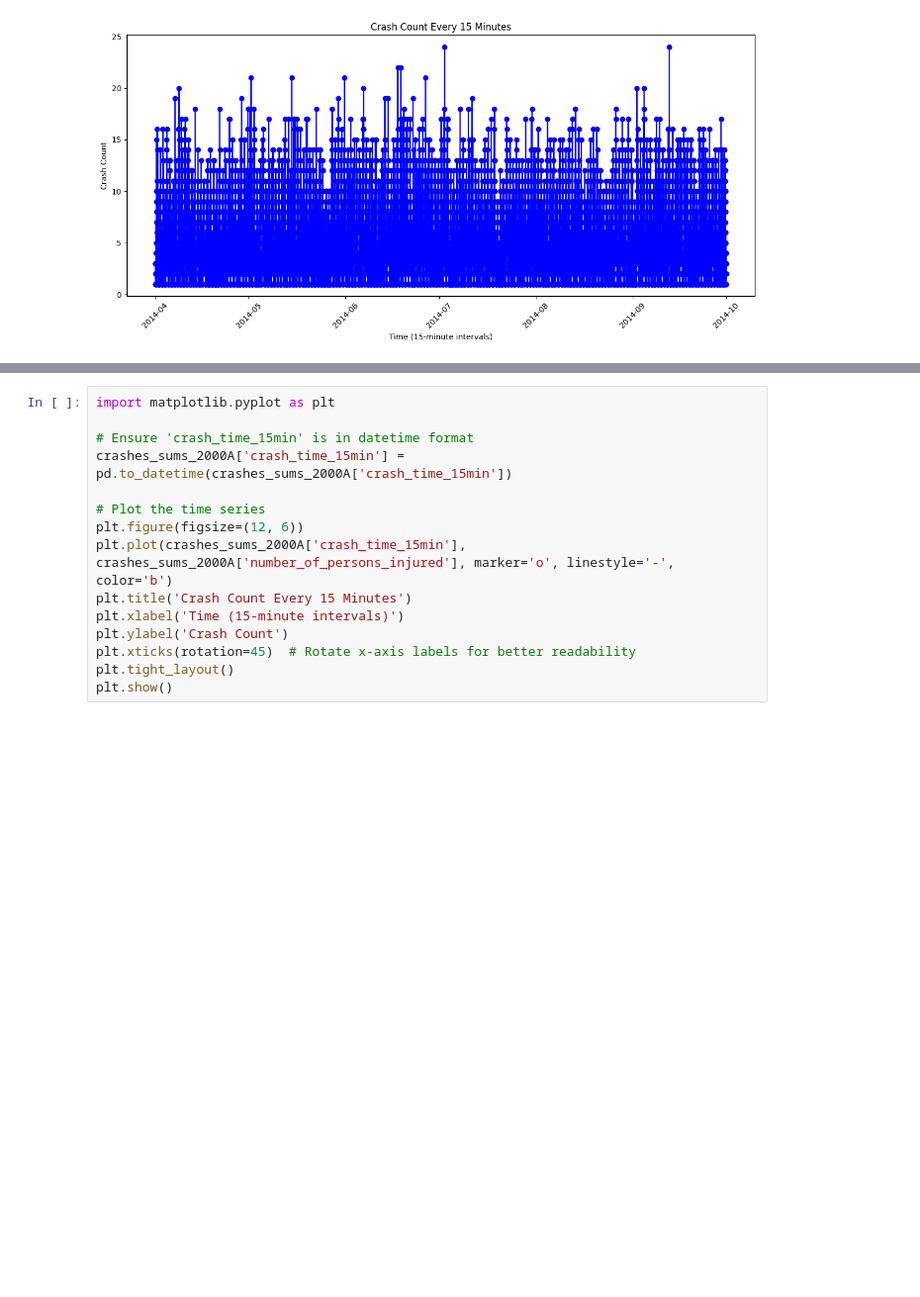
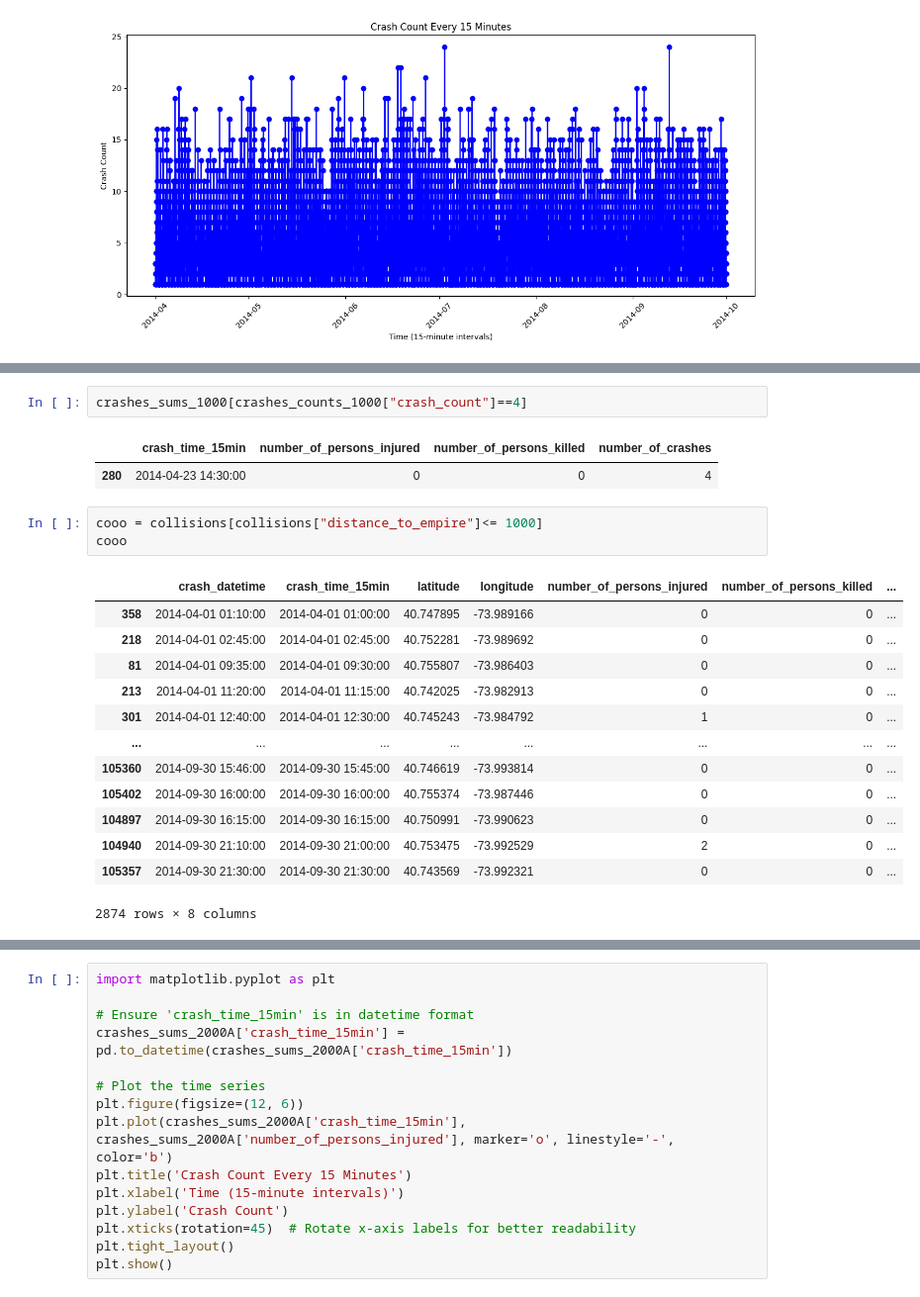
Before and after one commit to YuvalBakirov/economics-big-data, a Jupyter notebook: Final_Task/final-data/preprocessing/eda.ipynb, the cells around one changed output, grey strips where cells are left out. Shown at 99% size. Cells and saved outputs as stored; diff of their text form; blank space fills up the shorter version.

```diff
--- a/Final_Task/final-data/preprocessing/eda.ipynb
+++ b/Final_Task/final-data/preprocessing/eda.ipynb
@@ -428,0 +489,22 @@ crashes_sums_2000A = df_filtered_2000A.groupby('crash_time_15min').agg({
+# %%
+crashes_sums_1000[crashes_counts_1000["crash_count"]==4]
+# %% [output]
+|  | crash_time_15min | number_of_persons_injured | number_of_persons_killed | number_of_crashes |
+| 280 | 2014-04-23 14:30:00 | 0 | 0 | 4 |
+# %%
+cooo = collisions[collisions["distance_to_empire"]<= 1000]
+cooo
+# %% [output]
+|  | crash_datetime | crash_time_15min | latitude | longitude | number_of_persons_injured | number_of_persons_killed | ... |
+| 358 | 2014-04-01 01:10:00 | 2014-04-01 01:00:00 | 40.747895 | -73.989166 | 0 | 0 | ... |
+| 218 | 2014-04-01 02:45:00 | 2014-04-01 02:45:00 | 40.752281 | -73.989692 | 0 | 0 | ... |
+| 81 | 2014-04-01 09:35:00 | 2014-04-01 09:30:00 | 40.755807 | -73.986403 | 0 | 0 | ... |
+| 213 | 2014-04-01 11:20:00 | 2014-04-01 11:15:00 | 40.742025 | -73.982913 | 0 | 0 | ... |
+| 301 | 2014-04-01 12:40:00 | 2014-04-01 12:30:00 | 40.745243 | -73.984792 | 1 | 0 | ... |
+| ... | ... | ... | ... | ... | ... | ... | ... |
+| 105360 | 2014-09-30 15:46:00 | 2014-09-30 15:45:00 | 40.746619 | -73.993814 | 0 | 0 | ... |
+| 105402 | 2014-09-30 16:00:00 | 2014-09-30 16:00:00 | 40.755374 | -73.987446 | 0 | 0 | ... |
+| 104897 | 2014-09-30 16:15:00 | 2014-09-30 16:15:00 | 40.750991 | -73.990623 | 0 | 0 | ... |
+| 104940 | 2014-09-30 21:10:00 | 2014-09-30 21:00:00 | 40.753475 | -73.992529 | 2 | 0 | ... |
+| 105357 | 2014-09-30 21:30:00 | 2014-09-30 21:30:00 | 40.743569 | -73.992321 | 0 | 0 | ... |
+2874 rows × 8 columns
```
Also changed, not shown: parts of 11 cells of this notebook, 1 other file.
